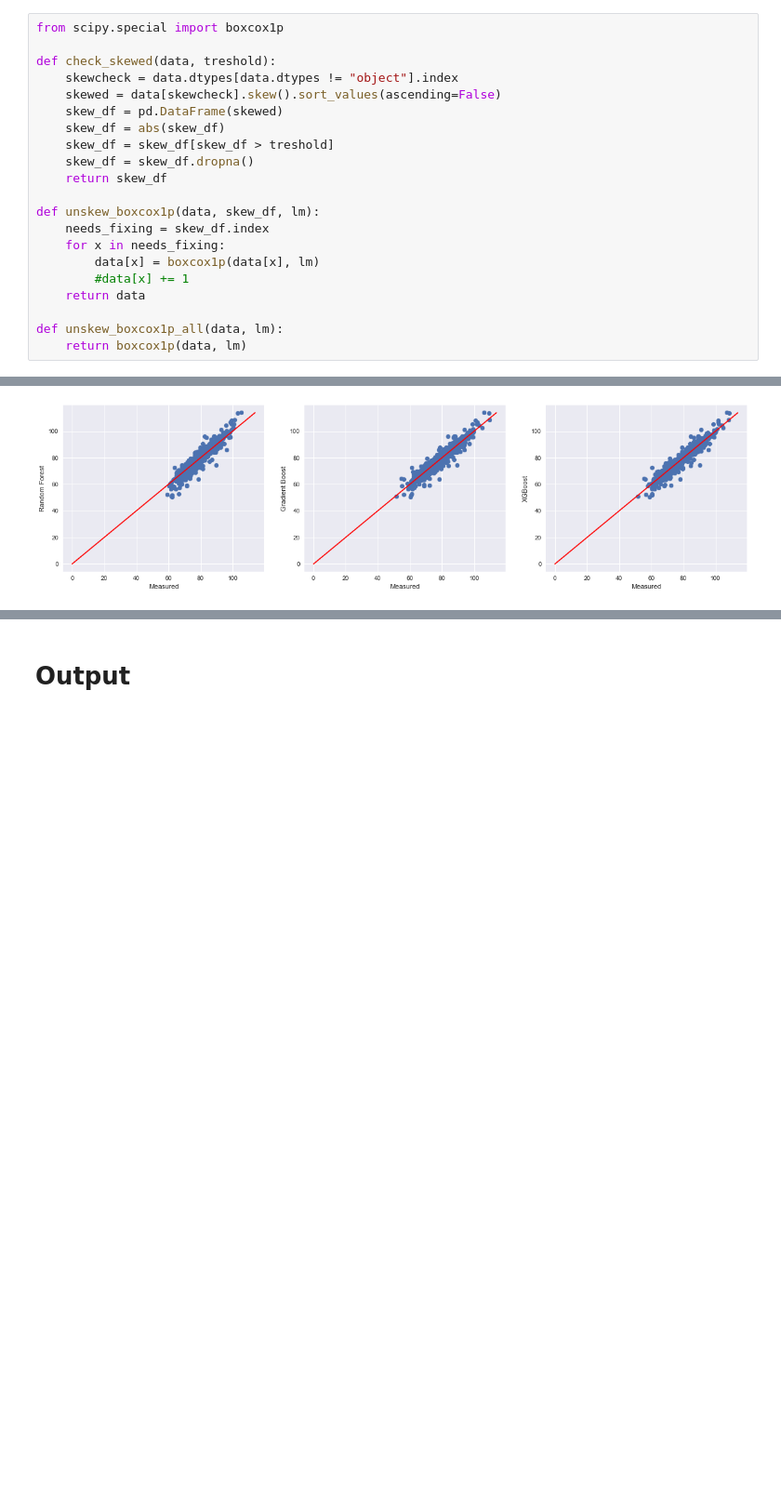
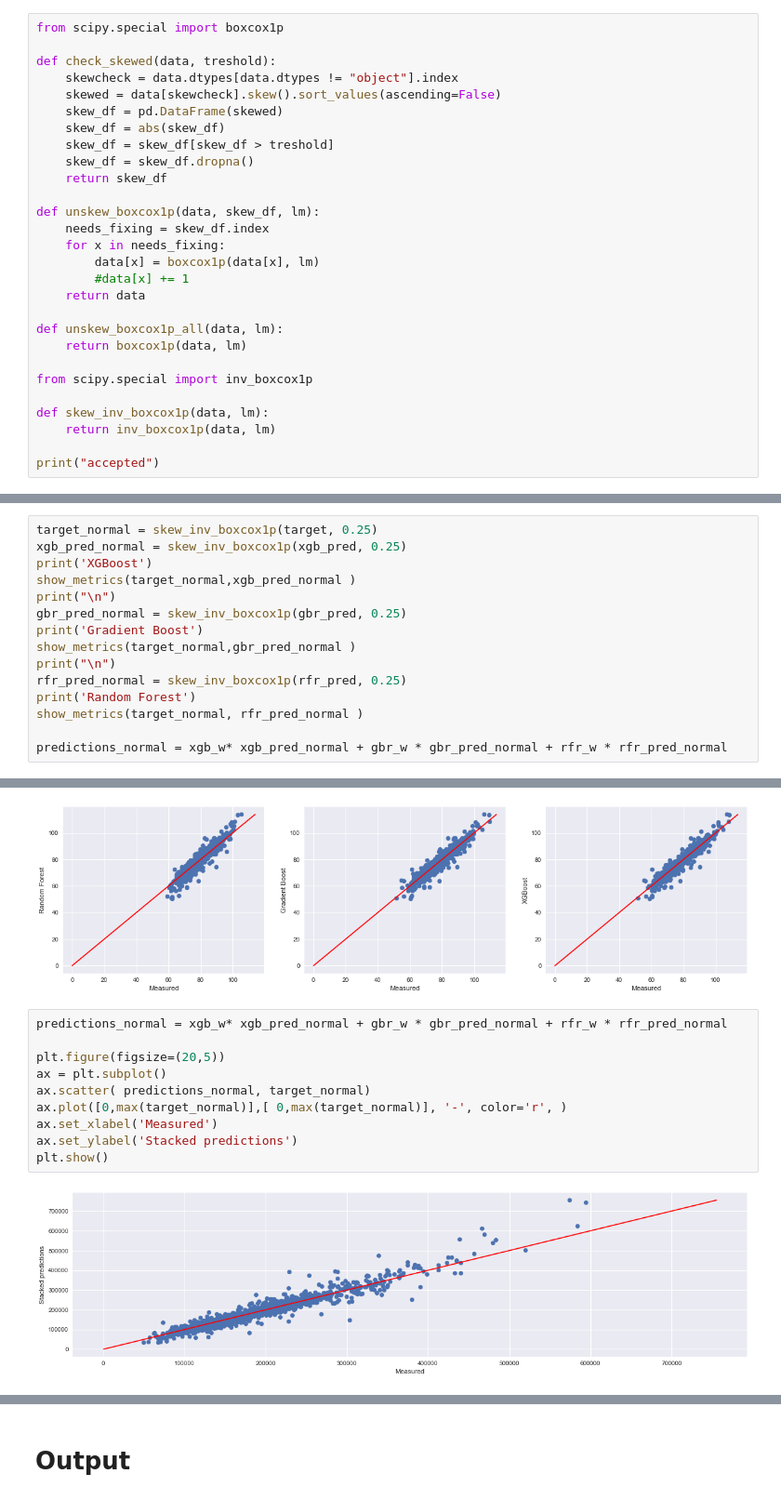
Before and after one commit to jirimanak/capstone-project, a Jupyter notebook: model_tuning.ipynb, the cells around one changed output, grey strips where cells are left out. Shown: that part at 93% size. Saved outputs shown, nothing was run; the diff lists cells and outputs as text; blank space fills up the shorter version.

```diff
--- a/model_tuning.ipynb
+++ b/model_tuning.ipynb
@@ -119,3 +119,10 @@ def unskew_boxcox1p(data, skew_df, lm):
 
 def unskew_boxcox1p_all(data, lm):
     return boxcox1p(data, lm)
+
+from scipy.special import inv_boxcox1p
+
+def skew_inv_boxcox1p(data, lm):
+    return inv_boxcox1p(data, lm)
+
+print("accepted")
@@ -487,3 +499,18 @@ Elapsed time: 00:00:32
 
 predictions_rfr: (1459L,)
 target_train: (1458L,)
+# %%
+target_normal = skew_inv_boxcox1p(target, 0.25)
+xgb_pred_normal = skew_inv_boxcox1p(xgb_pred, 0.25)
+print('XGBoost')
+show_metrics(target_normal,xgb_pred_normal )
+print("\n")
+gbr_pred_normal = skew_inv_boxcox1p(gbr_pred, 0.25)
+print('Gradient Boost')
+show_metrics(target_normal,gbr_pred_normal )
+print("\n")
+rfr_pred_normal = skew_inv_boxcox1p(rfr_pred, 0.25)
+print('Random Forest')
+show_metrics(target_normal, rfr_pred_normal )
+
+predictions_normal = xgb_w* xgb_pred_normal + gbr_w * gbr_pred_normal + rfr_w * rfr_pred_normal
@@ -507,3 +553,15 @@ ax2.set_ylabel('XGBoost')
 plt.show()
 # %% [output]
 [figure]
+# %%
+predictions_normal = xgb_w* xgb_pred_normal + gbr_w * gbr_pred_normal + rfr_w * rfr_pred_normal
+
+plt.figure(figsize=(20,5))
+ax = plt.subplot()
+ax.scatter( predictions_normal, target_normal)
+ax.plot([0,max(target_normal)],[ 0,max(target_normal)], '-', color='r', )
+ax.set_xlabel('Measured')
+ax.set_ylabel('Stacked predictions')
+plt.show()
+# %% [output]
+[figure, added]
```
Also changed, not shown: parts of 4 cells of this notebook, 4 other files.
